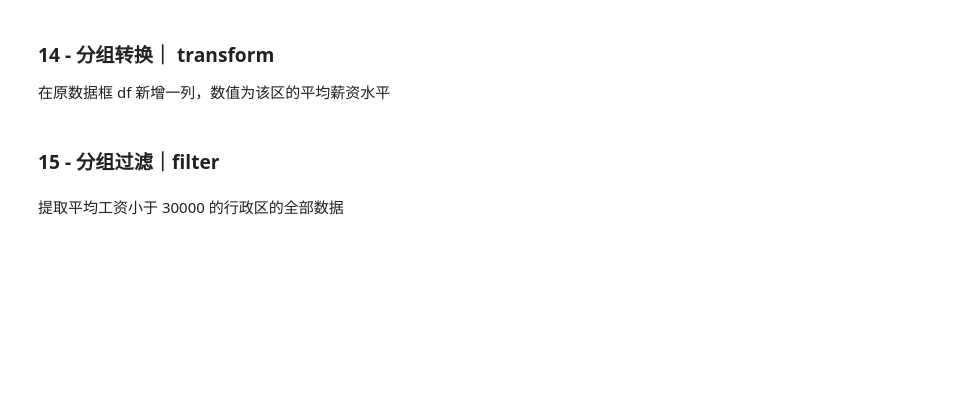
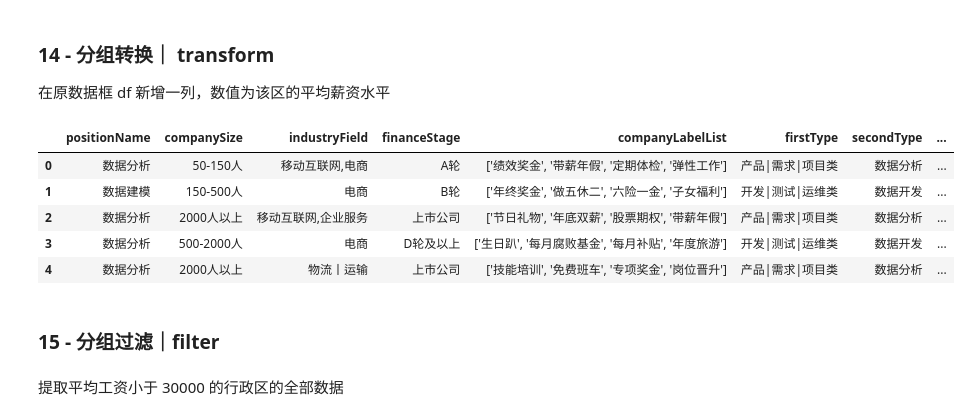
Before and after one commit to tungsten106/Pandas_Advanced_Exercise, a Jupyter notebook: 6 - 数据分组与聚合/数据分组与聚合.ipynb, the cells around one changed output. Cells and saved outputs as stored; diff of their text form; code cells hidden in the pictures; blank space fills up the shorter version.

```diff
--- a/6 - 数据分组与聚合/数据分组与聚合.ipynb
+++ b/6 - 数据分组与聚合/数据分组与聚合.ipynb
@@ -295,3 +302,12 @@ Name: salary, dtype: float64
+# %%
+df.head()
+# %% [output]
+|  | positionName | companySize | industryField | financeStage | companyLabelList | firstType | secondType | ... |
+| 0 | 数据分析 | 50-150人 | 移动互联网,电商 | A轮 | ['绩效奖金', '带薪年假', '定期体检', '弹性工作'] | 产品|需求|项目类 | 数据分析 | ... |
+| 1 | 数据建模 | 150-500人 | 电商 | B轮 | ['年终奖金', '做五休二', '六险一金', '子女福利'] | 开发|测试|运维类 | 数据开发 | ... |
+| 2 | 数据分析 | 2000人以上 | 移动互联网,企业服务 | 上市公司 | ['节日礼物', '年底双薪', '股票期权', '带薪年假'] | 产品|需求|项目类 | 数据分析 | ... |
+| 3 | 数据分析 | 500-2000人 | 电商 | D轮及以上 | ['生日趴', '每月腐败基金', '每月补贴', '年度旅游'] | 开发|测试|运维类 | 数据开发 | ... |
+| 4 | 数据分析 | 2000人以上 | 物流丨运输 | 上市公司 | ['技能培训', '免费班车', '专项奖金', '岗位晋升'] | 产品|需求|项目类 | 数据分析 | ... |
 # %% [markdown]
 ### 15 - 分组过滤｜filter
 # %% [markdown]
```
Also changed, not shown: parts of 14 cells of this notebook.
